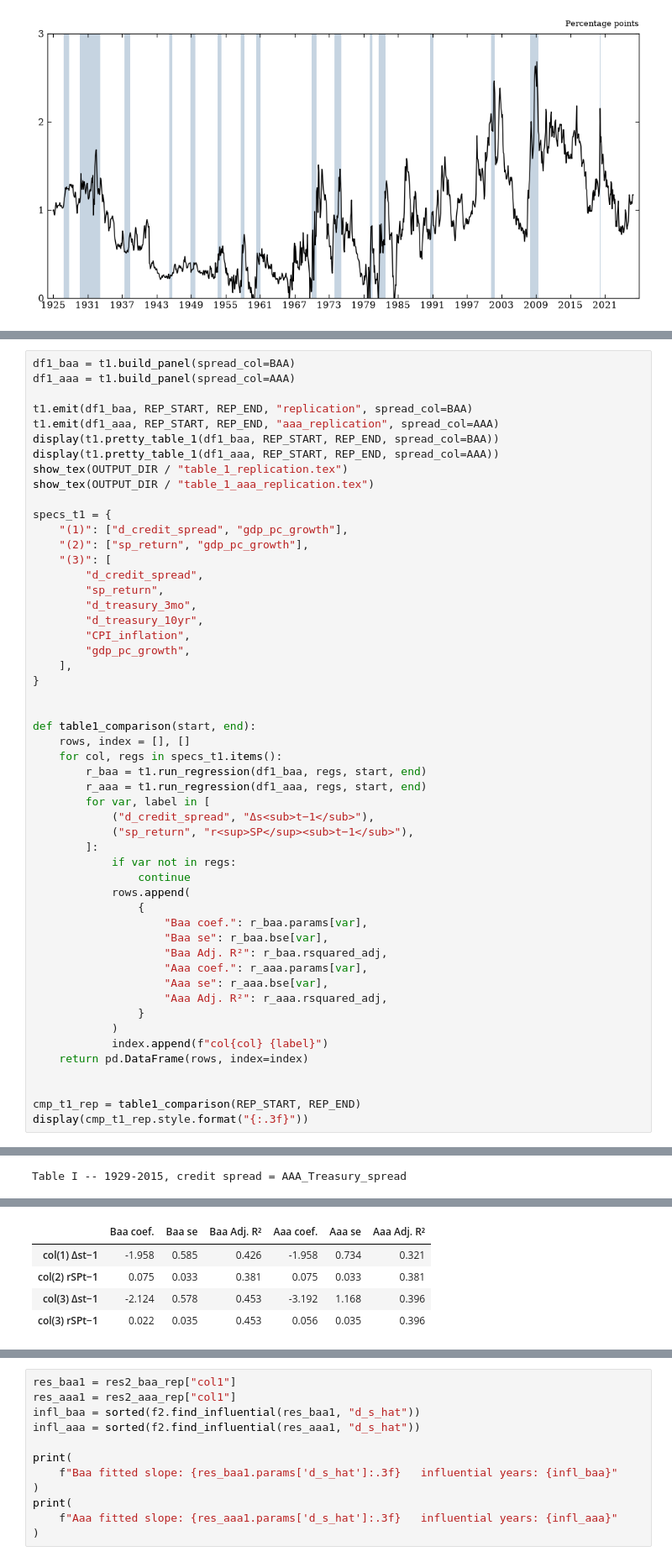
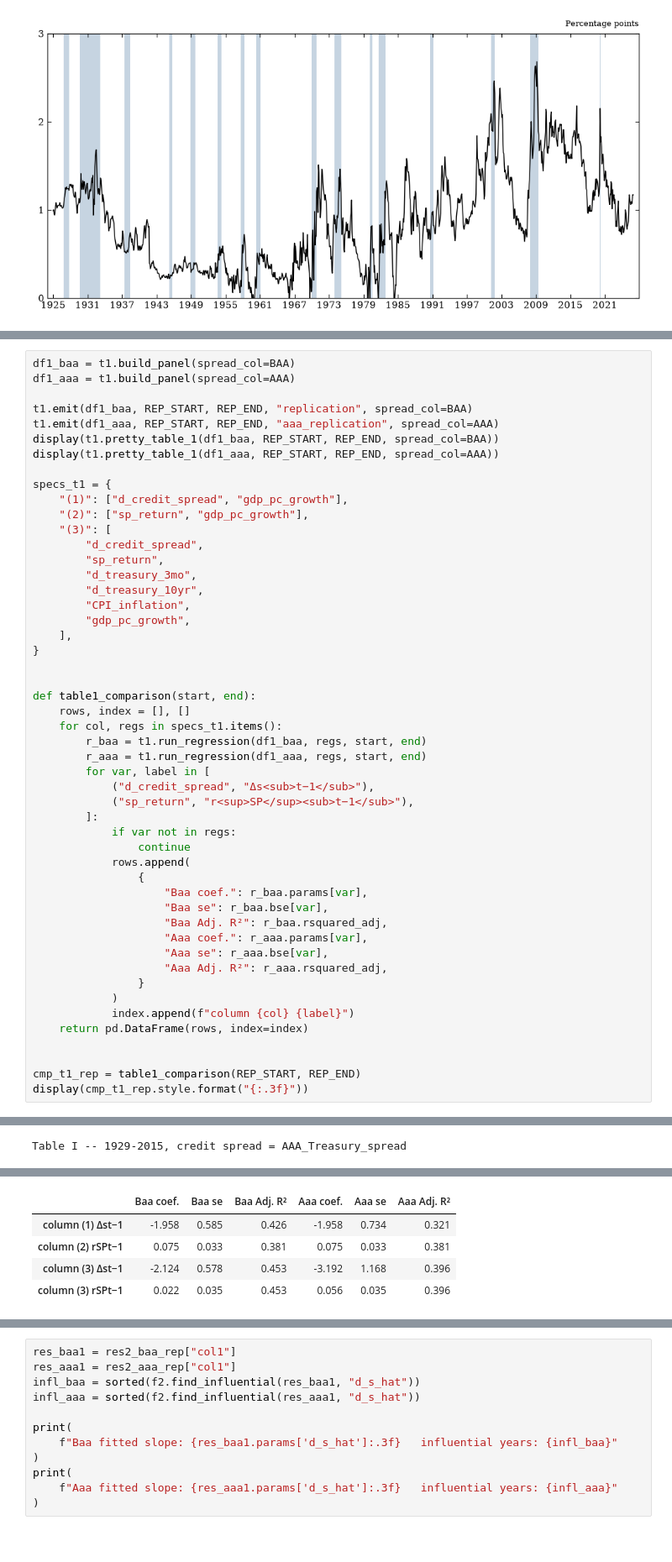
Before and after one commit to fernando-raffo/p03_lopez_salido_stein_zakrajsek_2017, a Jupyter notebook: src/03_extension.ipynb, the cells around one changed output, grey strips where cells are left out. Shown at 84% size. Cells and saved outputs as stored; diff of their text form.

```diff
--- a/src/03_extension.ipynb
+++ b/src/03_extension.ipynb
@@ -208,8 +224,6 @@ t1.emit(df1_baa, REP_START, REP_END, "replication", spread_col=BAA)
 t1.emit(df1_aaa, REP_START, REP_END, "aaa_replication", spread_col=AAA)
 display(t1.pretty_table_1(df1_baa, REP_START, REP_END, spread_col=BAA))
 display(t1.pretty_table_1(df1_aaa, REP_START, REP_END, spread_col=AAA))
-show_tex(OUTPUT_DIR / "table_1_replication.tex")
-show_tex(OUTPUT_DIR / "table_1_aaa_replication.tex")
 
 specs_t1 = {
     "(1)": ["d_credit_spread", "gdp_pc_growth"],
@@ -246,7 +260,7 @@ def table1_comparison(start, end):
                     "Aaa Adj. R²": r_aaa.rsquared_adj,
                 }
             )
-            index.append(f"col{col} {label}")
+            index.append(f"column {col} {label}")
     return pd.DataFrame(rows, index=index)
 
 
@@ -360,5 +310,5 @@ $r_t^{SP}$ & --- & 0.299 & 0.225 \\
 |  | Baa coef. | Baa se | Baa Adj. R² | Aaa coef. | Aaa se | Aaa Adj. R² |
-| col(1) Δst−1 | -1.958 | 0.585 | 0.426 | -1.958 | 0.734 | 0.321 |
-| col(2) rSPt−1 | 0.075 | 0.033 | 0.381 | 0.075 | 0.033 | 0.381 |
-| col(3) Δst−1 | -2.124 | 0.578 | 0.453 | -3.192 | 1.168 | 0.396 |
-| col(3) rSPt−1 | 0.022 | 0.035 | 0.453 | 0.056 | 0.035 | 0.396 |
+| column (1) Δst−1 | -1.958 | 0.585 | 0.426 | -1.958 | 0.734 | 0.321 |
+| column (2) rSPt−1 | 0.075 | 0.033 | 0.381 | 0.075 | 0.033 | 0.381 |
+| column (3) Δst−1 | -2.124 | 0.578 | 0.453 | -3.192 | 1.168 | 0.396 |
+| column (3) rSPt−1 | 0.022 | 0.035 | 0.453 | 0.056 | 0.035 | 0.396 |
```
Also changed, not shown: parts of 21 cells of this notebook, 3 other files.
